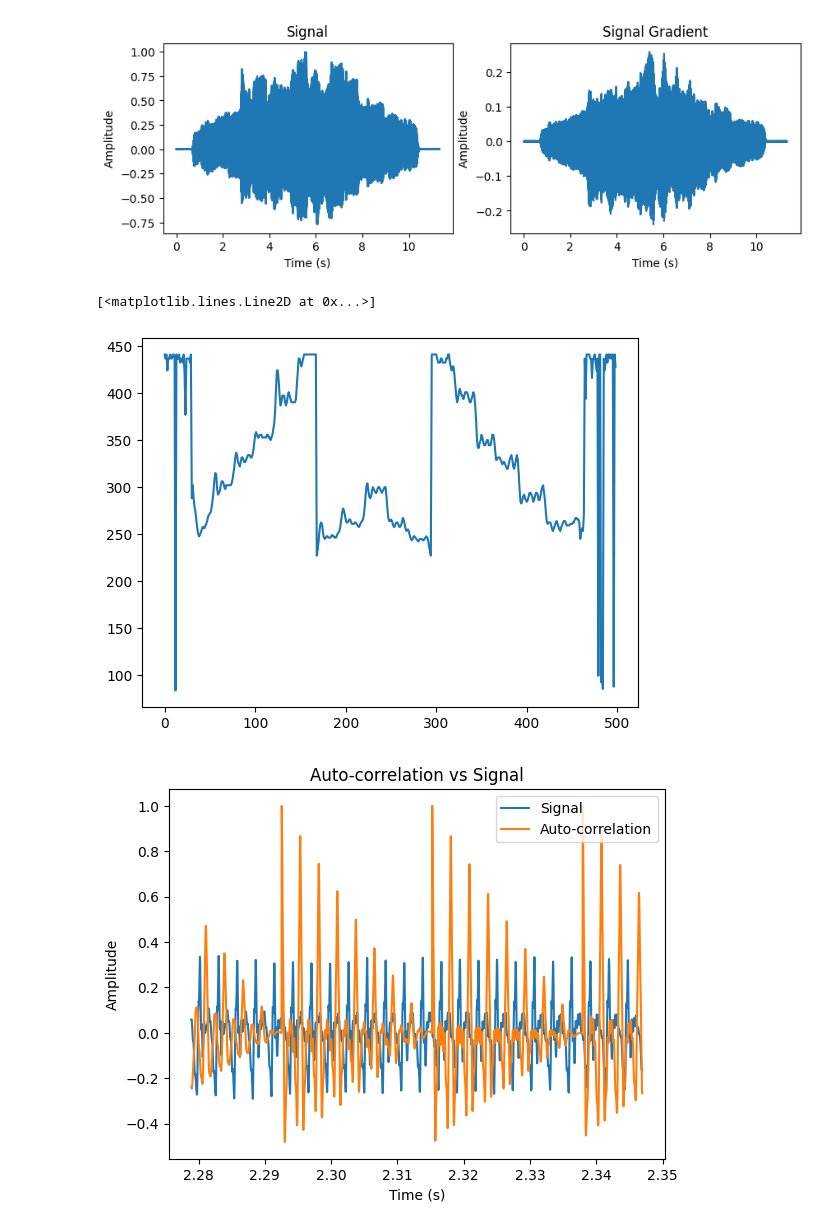
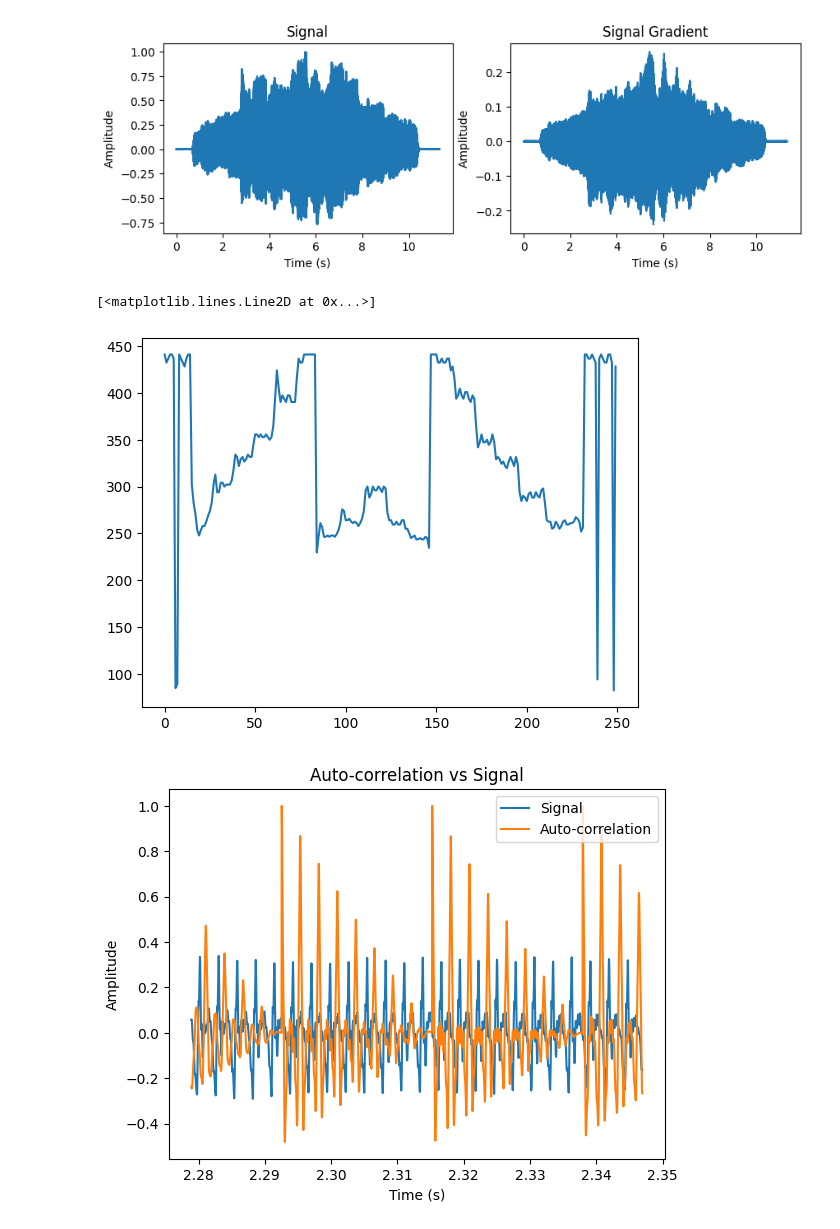
Before and after one commit to nathan-rousselot/pyautotune, a Jupyter notebook: notebooks/pitch_detection_demo.ipynb, the cells around one changed output. Cells and saved outputs as stored; diff of their text form; code cells hidden in the pictures.

```diff
--- a/notebooks/pitch_detection_demo.ipynb
+++ b/notebooks/pitch_detection_demo.ipynb
@@ -13,12 +13,12 @@ visualize_signal(signal, samplerate)
 # %% [output]
 [figure]
 # %%
-pitch, full_acs = pitch_detection(signal, samplerate, 1001, method='ac')
+pitch, full_acs = pitch_detection(signal, samplerate, 2001, method='ac')
 plt.figure()
 plt.plot(pitch)
 # %% [output]
 [<matplotlib.lines.Line2D at 0x...>]
-[figure, old version]
+[figure, new version]
 # %%
 visualize_signal(signal, samplerate, ac_s = full_acs, window_size = 3000, window_start=100500)
 # %% [output]
```
Also changed, not shown: 3 other files.
